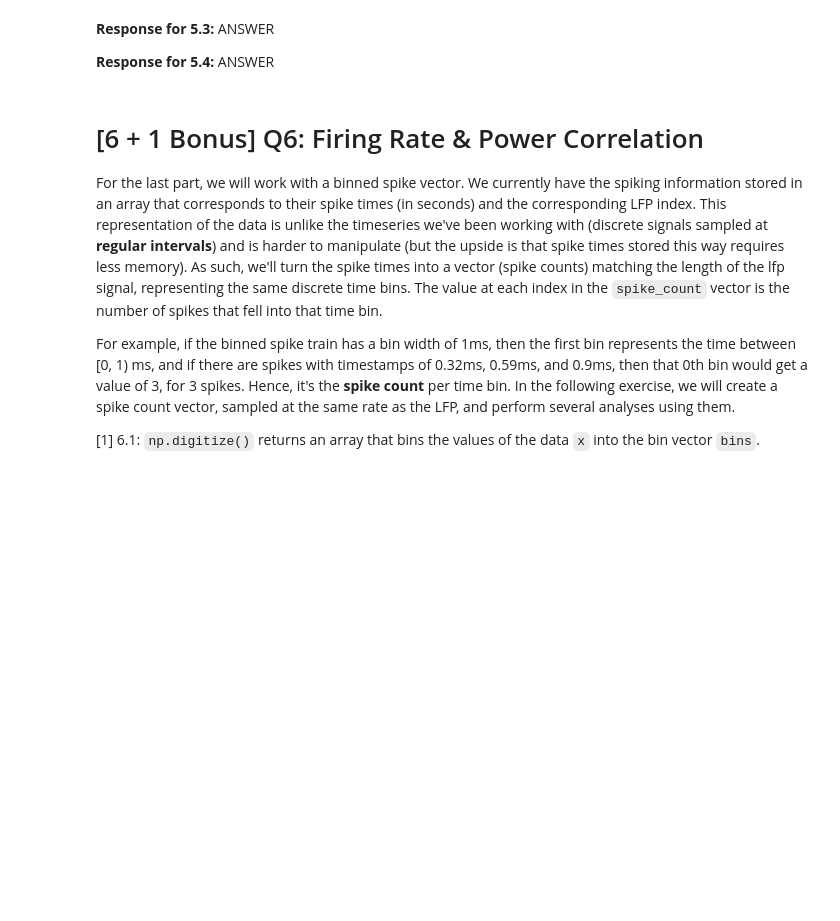
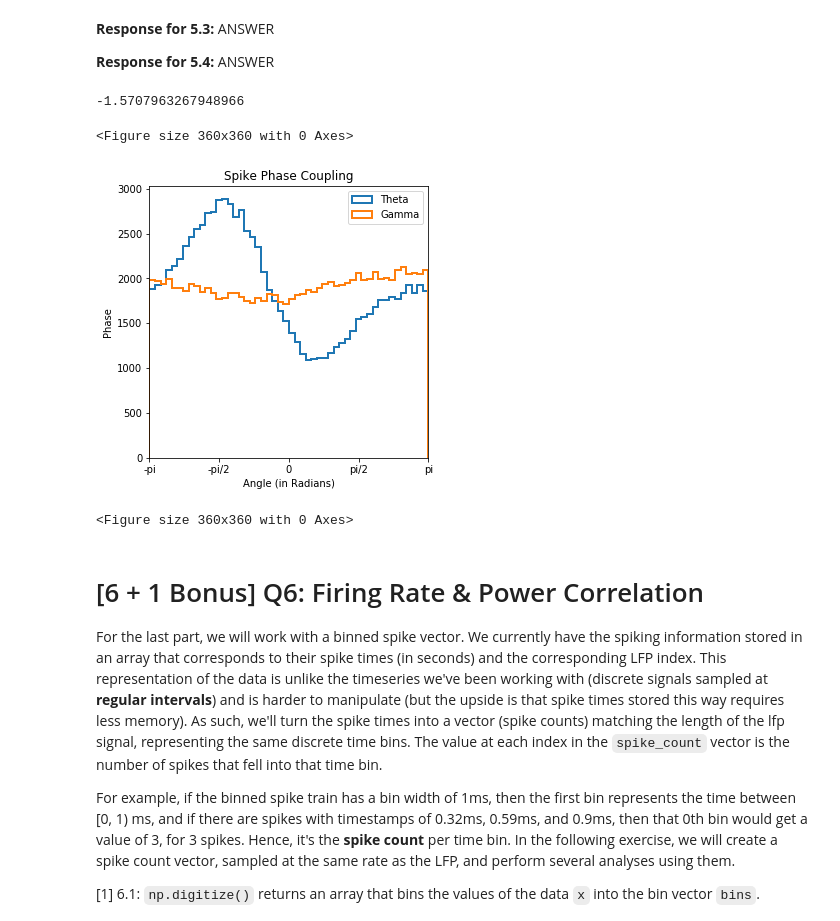
Before and after one commit to rmontehe/COGS118C, a Jupyter notebook: Assignments/Assignment 4/A4-HilbertLFPSpike.ipynb, the cells around one changed output. Saved outputs shown, nothing was run; the diff lists cells and outputs as text; code cells hidden in the pictures; blank space fills up the shorter version.

```diff
--- a/Assignments/Assignment 4/A4-HilbertLFPSpike.ipynb
+++ b/Assignments/Assignment 4/A4-HilbertLFPSpike.ipynb
@@ -405,26 +424,37 @@ A more frequency-specific way of measuring the interaction between spike timing
 
 **Response for 5.4:** ANSWER
 # %%
-# _FILL_IN_YOUR_CODE_HERE
-theta_power, theta_phase = # _FILL_IN_YOUR_CODE_HERE
+# compute theta power and phase
+full_theta_osc = np.convolve(lfp, FIR_theta, mode = 'same')
+full_x_a_theta = my_hilbert(full_theta_osc)
+theta_power, theta_phase = compute_power_phase(full_x_a_theta)
 
+# compute gamma power and phase
+full_gamma_osc = np.convolve(lfp, FIR_gamma, mode = 'same')
+full_x_a_gamma = my_hilbert(full_gamma_osc)
+gamma_power, gamma_phase = compute_power_phase(full_x_a_gamma)
 
-# _FILL_IN_YOUR_CODE_HERE
-gamma_power, gamma_phase = # _FILL_IN_YOUR_CODE_HERE
-
-spike_theta_phases = # _FILL_IN_YOUR_CODE_HERE
-spike_gamma_phases = # _FILL_IN_YOUR_CODE_HERE
+spike_theta_phases = theta_phase[spike_lfp_inds]
+spike_gamma_phases = gamma_phase[spike_lfp_inds]
 
 plt.figure(figsize=(5,5))
 
 # use 50 phase bins to catalogue the spike-phases
 theta_counts, phase_bins, _ = plt.hist(spike_theta_phases,50, histtype='step', lw=2, label='Theta')
+gamma_counts, _ , _ = plt.hist(spike_gamma_phases,50, histtype='step', lw=2, label='Gamma')
 plt.xlim([-np.pi, np.pi])
 plt.xticks(np.arange(-np.pi,np.pi+0.1, np.pi/2), ['-pi','-pi/2','0','pi/2','pi'])
+plt.xlabel("Angle (in Radians)"); plt.ylabel("Phase")
+plt.title("Spike Phase Coupling"); plt.legend()
 print(-np.pi/2)
 
 # compute and plot SFC from STA
 plt.figure(figsize=(5,5))
+# %% [output]
+-1.5707963267948966
+<Figure size 360x360 with 0 Axes>
+[figure, added]
+<Figure size 360x360 with 0 Axes>
 # %% [markdown]
 # [6 + 1 Bonus] Q6: Firing Rate & Power Correlation
 For the last part, we will work with a binned spike vector. We currently have the spiking information stored in an array that corresponds to their spike times (in seconds) and the corresponding LFP index. This representation of the data is unlike the timeseries we've been working with (discrete signals sampled at **regular intervals**) and is harder to manipulate (but the upside is that spike times stored this way requires less memory). As such, we'll turn the spike times into a vector (spike counts) matching the length of the lfp signal, representing the same discrete time bins. The value at each index in the `spike_count` vector is the number of spikes that fell into that time bin.
```
Also changed, not shown: parts of 4 cells of this notebook.
